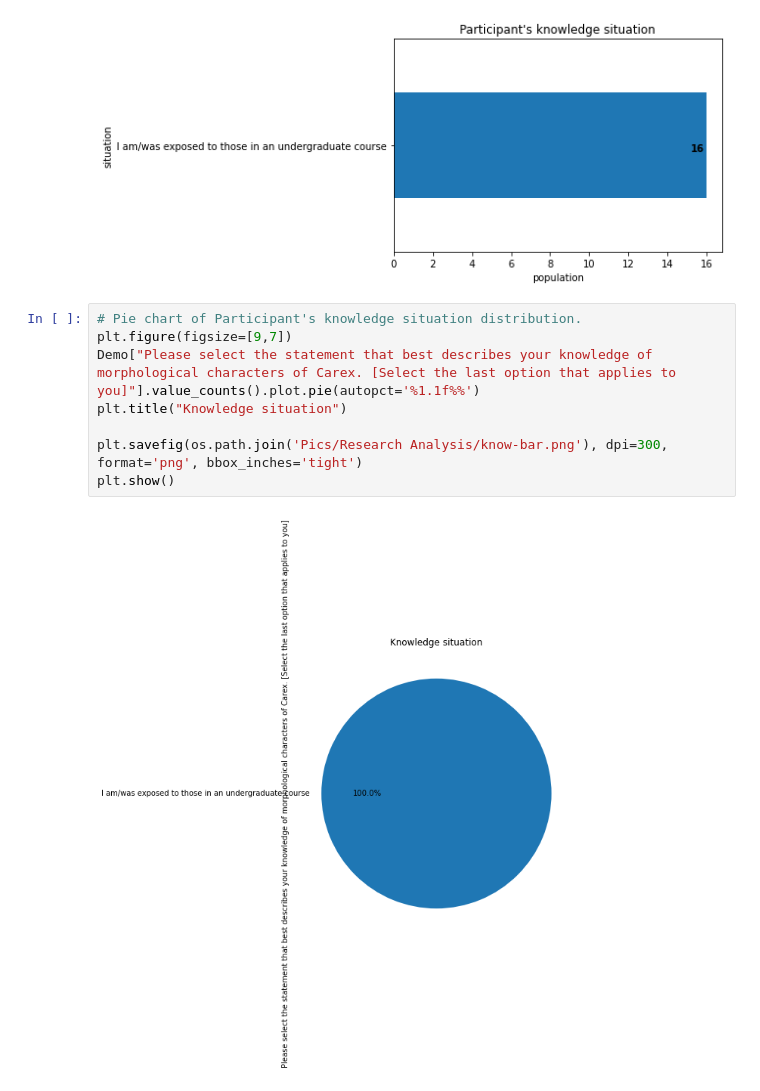
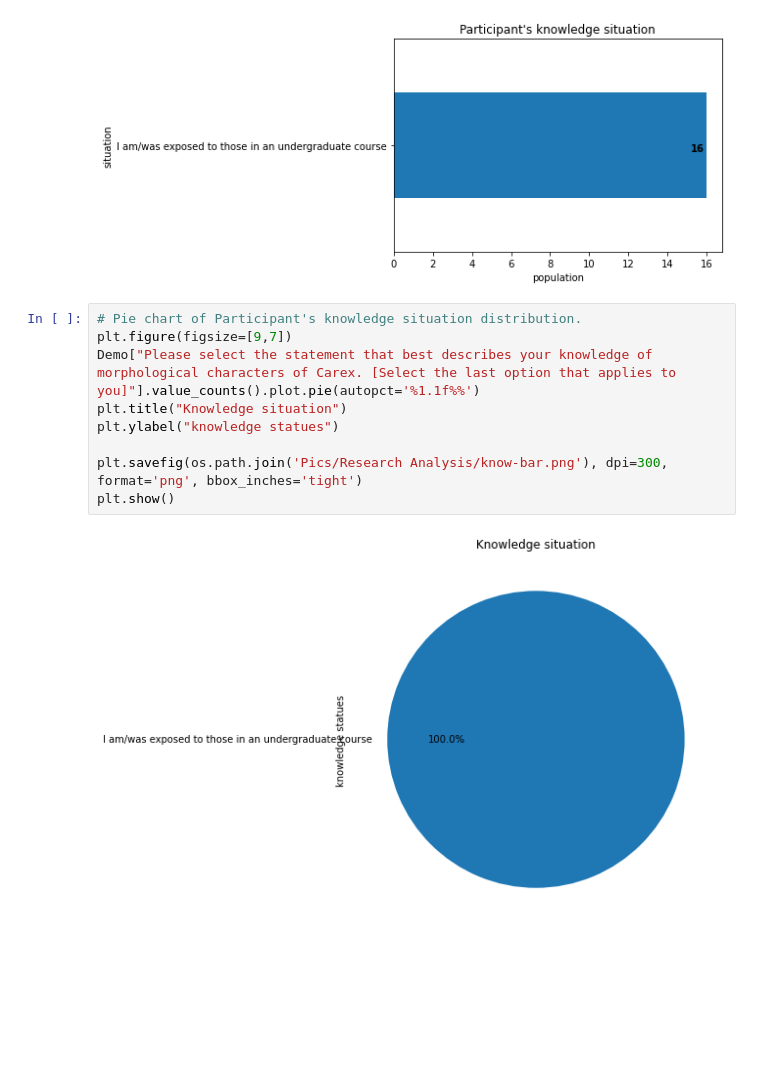
Before and after one commit to YuxuanZhou1/Character-Recorder-DA, a Jupyter notebook: Research Analysis.ipynb, the cells around one changed output. Saved outputs shown, nothing was run; the diff lists cells and outputs as text; blank space fills up the shorter version.

Commit message:
update new image

```diff
--- a/Research Analysis.ipynb
+++ b/Research Analysis.ipynb
@@ -109,10 +111,11 @@ plt.show()
 # %%
 # Pie chart of Participant's knowledge situation distribution.
 plt.figure(figsize=[9,7])
 Demo["Please select the statement that best describes your knowledge of morphological characters of Carex. [Select the last option that applies to you]"].value_counts().plot.pie(autopct='%1.1f%%')
 plt.title("Knowledge situation")
+plt.ylabel("knowledge statues")
 
 plt.savefig(os.path.join('Pics/Research Analysis/know-bar.png'), dpi=300, format='png', bbox_inches='tight')
 plt.show()
 # %% [output]
-[figure, old version]
+[figure, new version]
```
Also changed, not shown: parts of 2 cells of this notebook, 5 other files.
